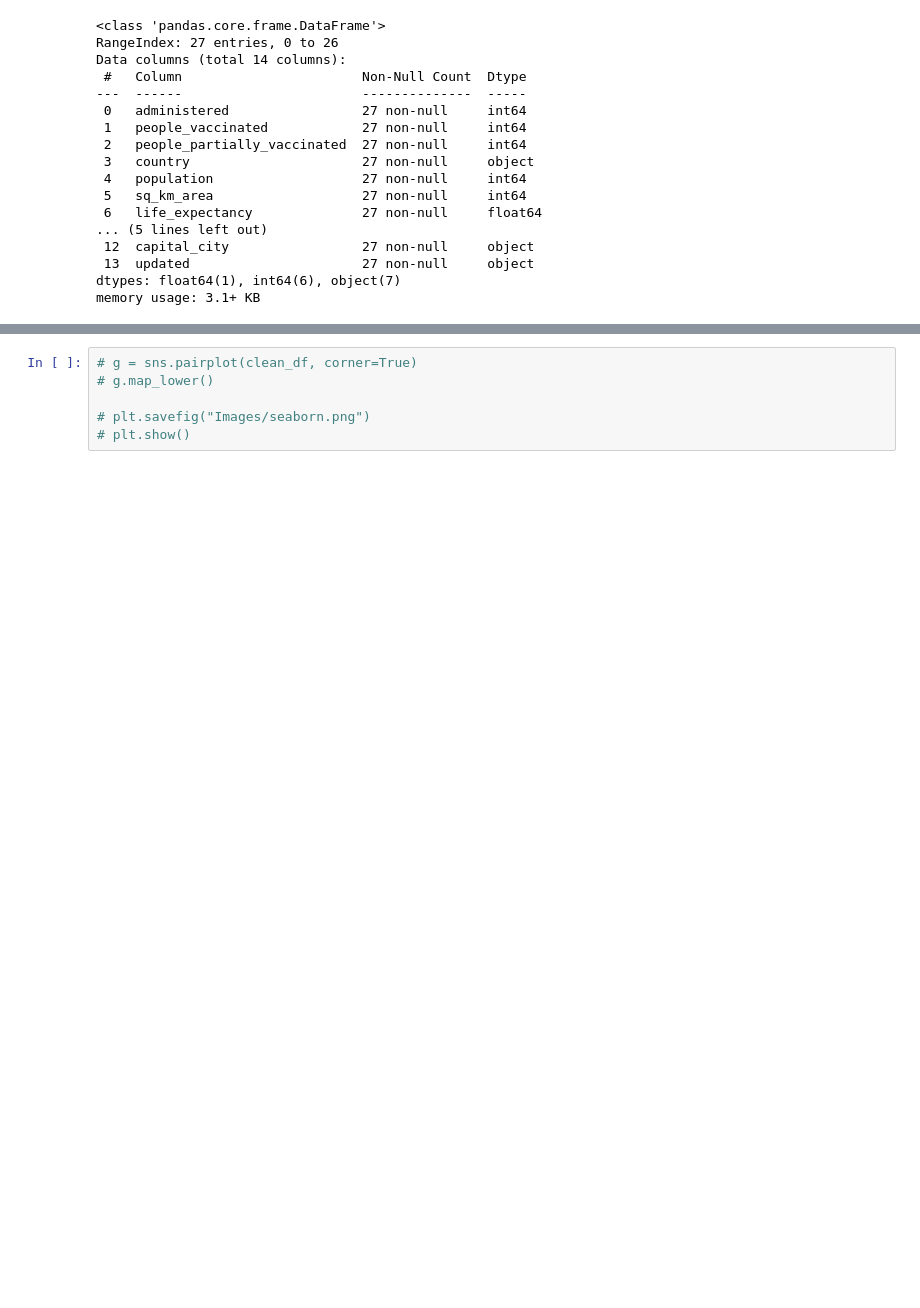
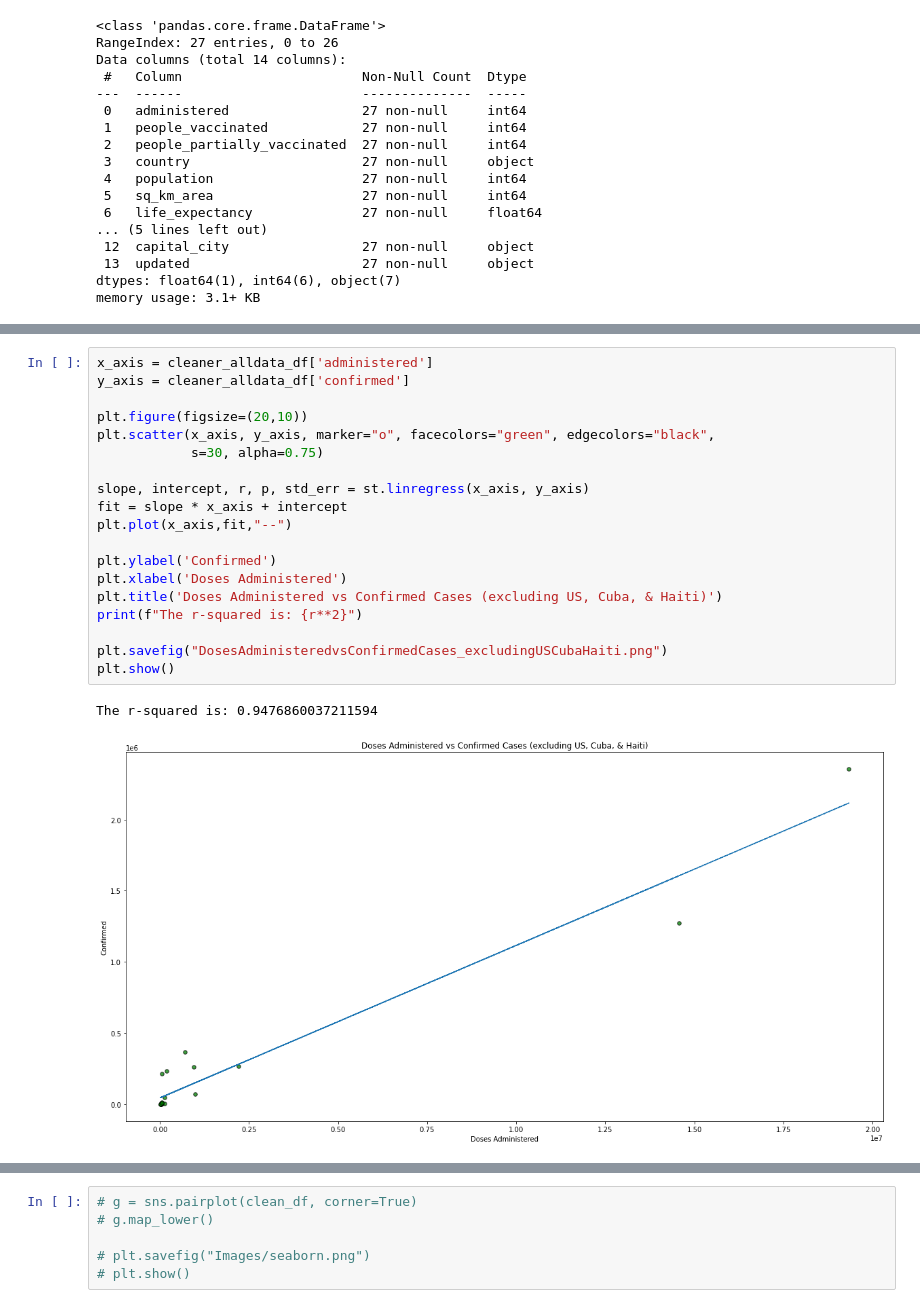
Before and after one commit to grantbot/Project-1, a Jupyter notebook: m-media-api-test.ipynb, the cells around one changed output, grey strips where cells are left out. Cells and saved outputs as stored; diff of their text form; blank space fills up the shorter version.

```diff
--- a/m-media-api-test.ipynb
+++ b/m-media-api-test.ipynb
@@ -604,0 +653,22 @@ clean_alldata_df
+# %%
+x_axis = cleaner_alldata_df['administered']
+y_axis = cleaner_alldata_df['confirmed']
+
+plt.figure(figsize=(20,10))
+plt.scatter(x_axis, y_axis, marker="o", facecolors="green", edgecolors="black",
+            s=30, alpha=0.75)
+
+slope, intercept, r, p, std_err = st.linregress(x_axis, y_axis)
+fit = slope * x_axis + intercept
+plt.plot(x_axis,fit,"--")
+
+plt.ylabel('Confirmed')
+plt.xlabel('Doses Administered')
+plt.title('Doses Administered vs Confirmed Cases (excluding US, Cuba, & Haiti)')
+print(f"The r-squared is: {r**2}")
+
+plt.savefig("DosesAdministeredvsConfirmedCases_excludingUSCubaHaiti.png")
+plt.show()
+# %% [output]
+The r-squared is: 0.9476860037211594
+[figure, added]
```
Also changed, not shown: parts of 21 cells of this notebook, 16 other files.
